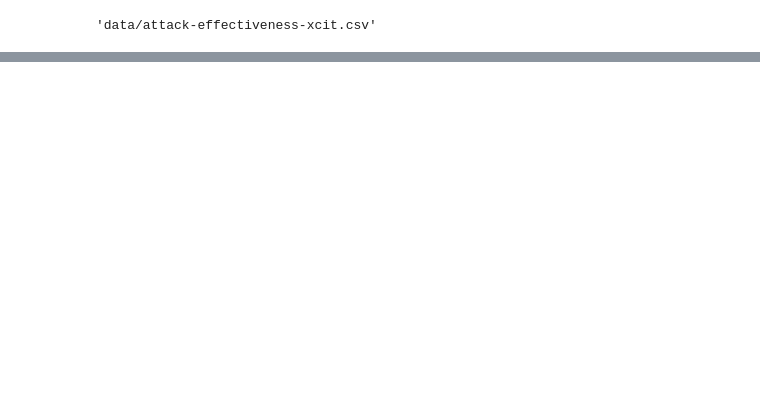
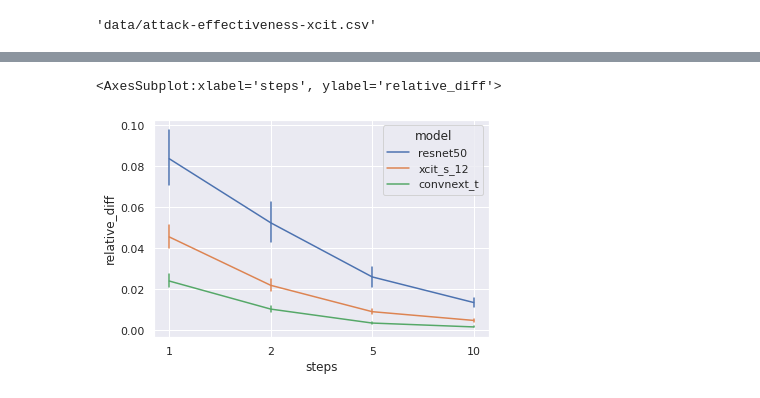
Before and after one commit to dedeswim/vits-robustness-torch, a Jupyter notebook: notebooks/attack_effectiveness.ipynb, the cells around one changed output, grey strips where cells are left out. Cells and saved outputs as stored; diff of their text form; code cells hidden in the pictures; blank space fills up the shorter version.

```diff
--- a/notebooks/attack_effectiveness.ipynb
+++ b/notebooks/attack_effectiveness.ipynb
@@ -109,0 +113,3 @@ resnet_rel_diffs / xcit_rel_diffs
+# %%
+last_epoch_df = overall_df.melt(id_vars=["model", "seed", "epoch"], var_name="steps", value_name="relative_diff")
+last_epoch_df.head()
@@ -109,0 +123,5 @@ resnet_rel_diffs / xcit_rel_diffs
+# %%
+sns.lineplot(x="steps", y="relative_diff", hue="model", data=last_epoch_df, err_style="bars")
+# %% [output]
+<AxesSubplot:xlabel='steps', ylabel='relative_diff'>
+[figure, added]
```
Also changed, not shown: parts of 16 cells of this notebook, 4 other files.
